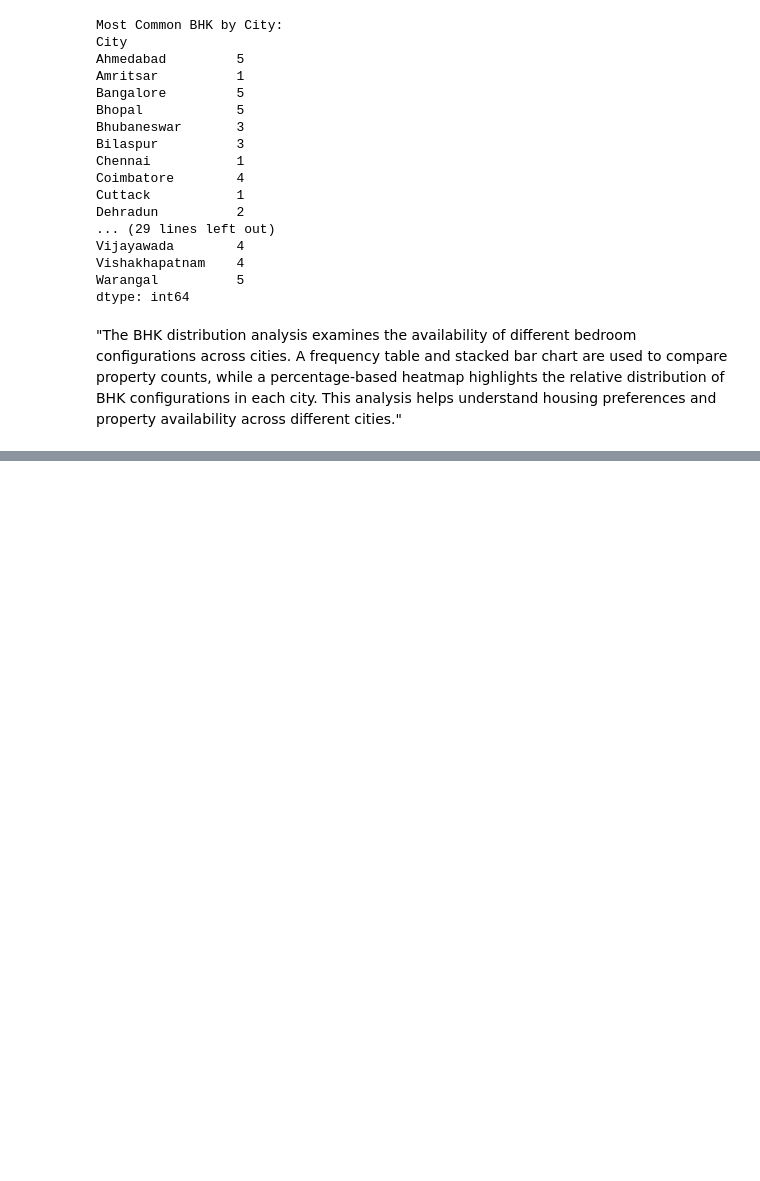
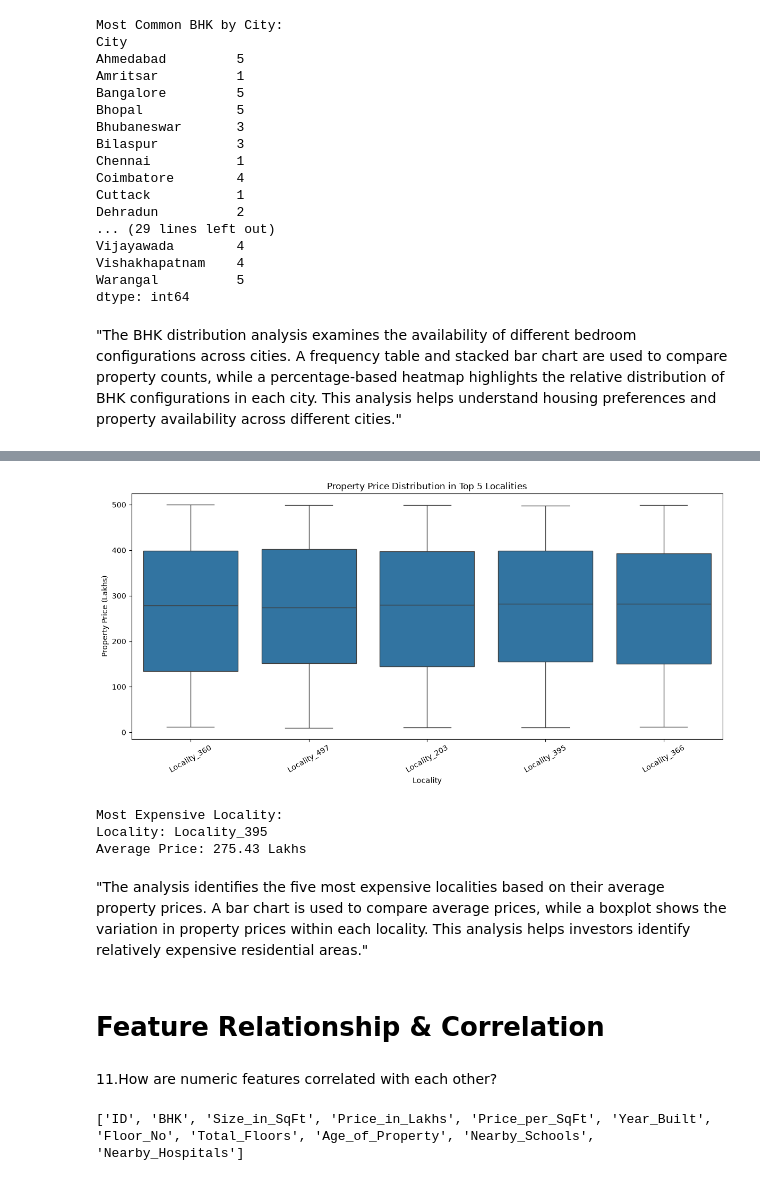
Before and after one commit to shakti-mankar/Data_Analyst_internship_projects, a Jupyter notebook: 3rd project/Notebooks/EDA.ipynb, the cells around one changed output, grey strips where cells are left out. Saved outputs shown, nothing was run; the diff lists cells and outputs as text; code cells hidden in the pictures; blank space fills up the shorter version.

```diff
--- a/3rd project/Notebooks/EDA.ipynb
+++ b/3rd project/Notebooks/EDA.ipynb
@@ -938,0 +991,54 @@ dtype: int64
+# %%
+top_5_names = top_5_localities["Locality"].tolist()
+
+top_5_data = df[
+    df["Locality"].isin(top_5_names)
+]
+
+plt.figure(figsize=(12, 6))
+
+sns.boxplot(
+    data=top_5_data,
+    x="Locality",
+    y="Price_in_Lakhs"
+)
+
+plt.title("Property Price Distribution in Top 5 Localities")
+plt.xlabel("Locality")
+plt.ylabel("Property Price (Lakhs)")
+
+plt.xticks(rotation=30)
+plt.tight_layout()
+plt.show()
+# %% [output]
+[figure, added]
+# %%
+most_expensive = top_5_localities.iloc[0]
+
+print("Most Expensive Locality:")
+print("Locality:", most_expensive["Locality"])
+print(
+    "Average Price:",
+    round(most_expensive["Average_Property_Price"], 2),
+    "Lakhs"
+)
+# %% [output]
+Most Expensive Locality:
+Locality: Locality_395
+Average Price: 275.43 Lakhs
+# %% [markdown]
+"The analysis identifies the five most expensive localities based on their average property prices. A bar chart is used to compare average prices, while a boxplot shows the variation in property prices within each locality. This analysis helps investors identify relatively expensive residential areas."
+# %% [markdown]
+# Feature Relationship & Correlation
+# %% [markdown]
+11.How are numeric features correlated with each other?
+# %%
+# Select numerical columns
+
+numeric_df = df.select_dtypes(
+    include=["int64", "float64"]
+)
+
+print(numeric_df.columns.tolist())
+# %% [output]
+['ID', 'BHK', 'Size_in_SqFt', 'Price_in_Lakhs', 'Price_per_SqFt', 'Year_Built', 'Floor_No', 'Total_Floors', 'Age_of_Property', 'Nearby_Schools', 'Nearby_Hospitals']
```
Also changed, not shown: parts of 59 cells of this notebook.
